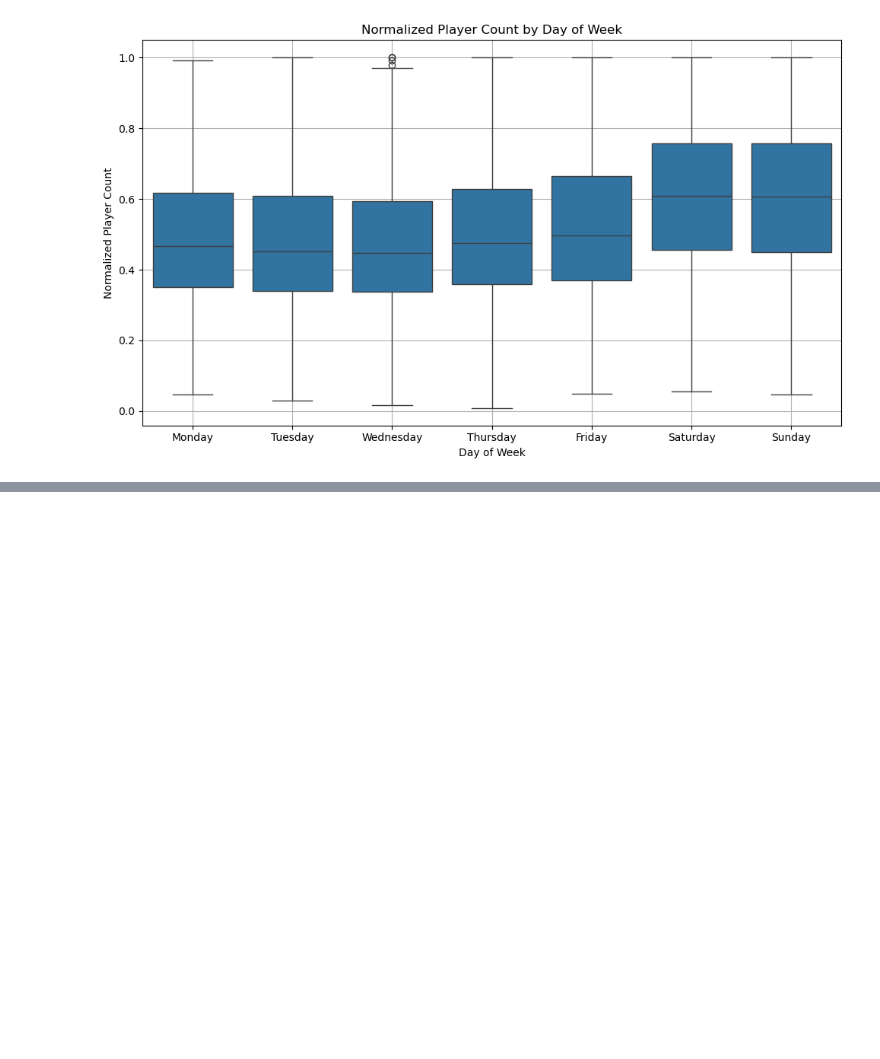
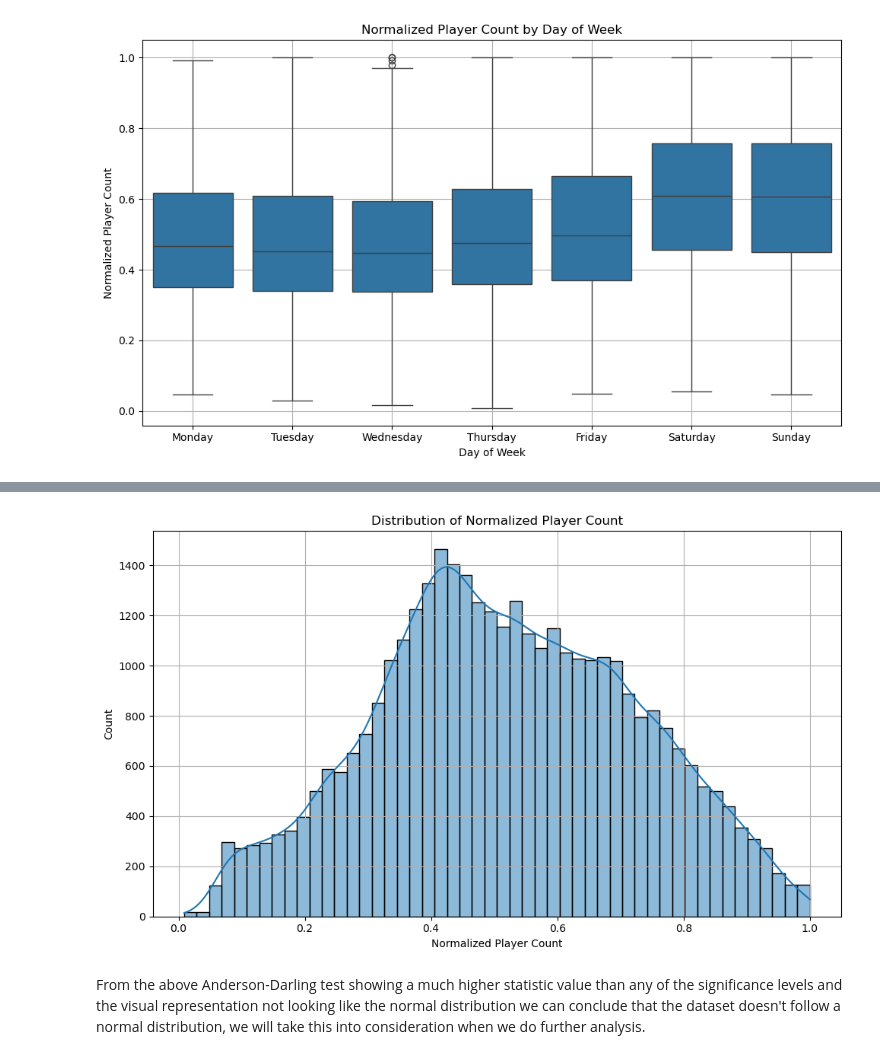
Before and after one commit to JonatanK-son/steam-player-count-trends, a Jupyter notebook: Final Project Group 16.ipynb, the cells around one changed output, grey strips where cells are left out. Cells and saved outputs as stored; diff of their text form; code cells hidden in the pictures; blank space fills up the shorter version.

```diff
--- a/Final Project Group 16.ipynb
+++ b/Final Project Group 16.ipynb
@@ -203,0 +252,12 @@ plt.show()
+# %%
+plt.figure(figsize=(10, 6))
+sns.histplot(playerData["NormalizedPlayerCount"], kde=True, bins=50)
+plt.title("Distribution of Normalized Player Count")
+plt.xlabel("Normalized Player Count")
+plt.grid(True)
+plt.tight_layout()
+plt.show()
+# %% [output]
+[figure, added]
+# %% [markdown]
+From the above Anderson-Darling test showing a much higher statistic value than any of the significance levels and the visual representation not looking like the normal distribution we can conclude that the dataset doesn't follow a normal distribution, we will take this into consideration when we do further analysis.
```
Also changed, not shown: parts of 6 cells of this notebook.
